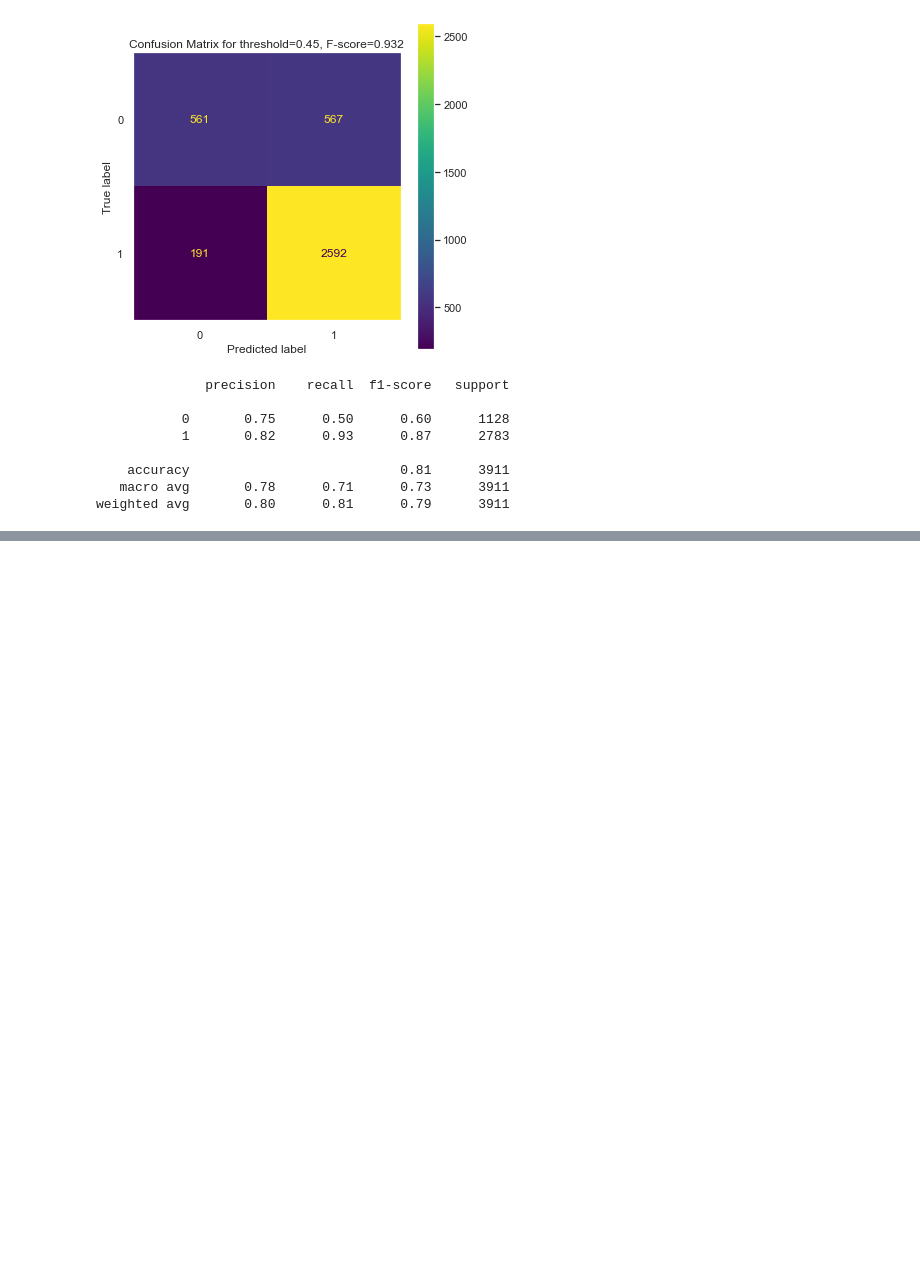
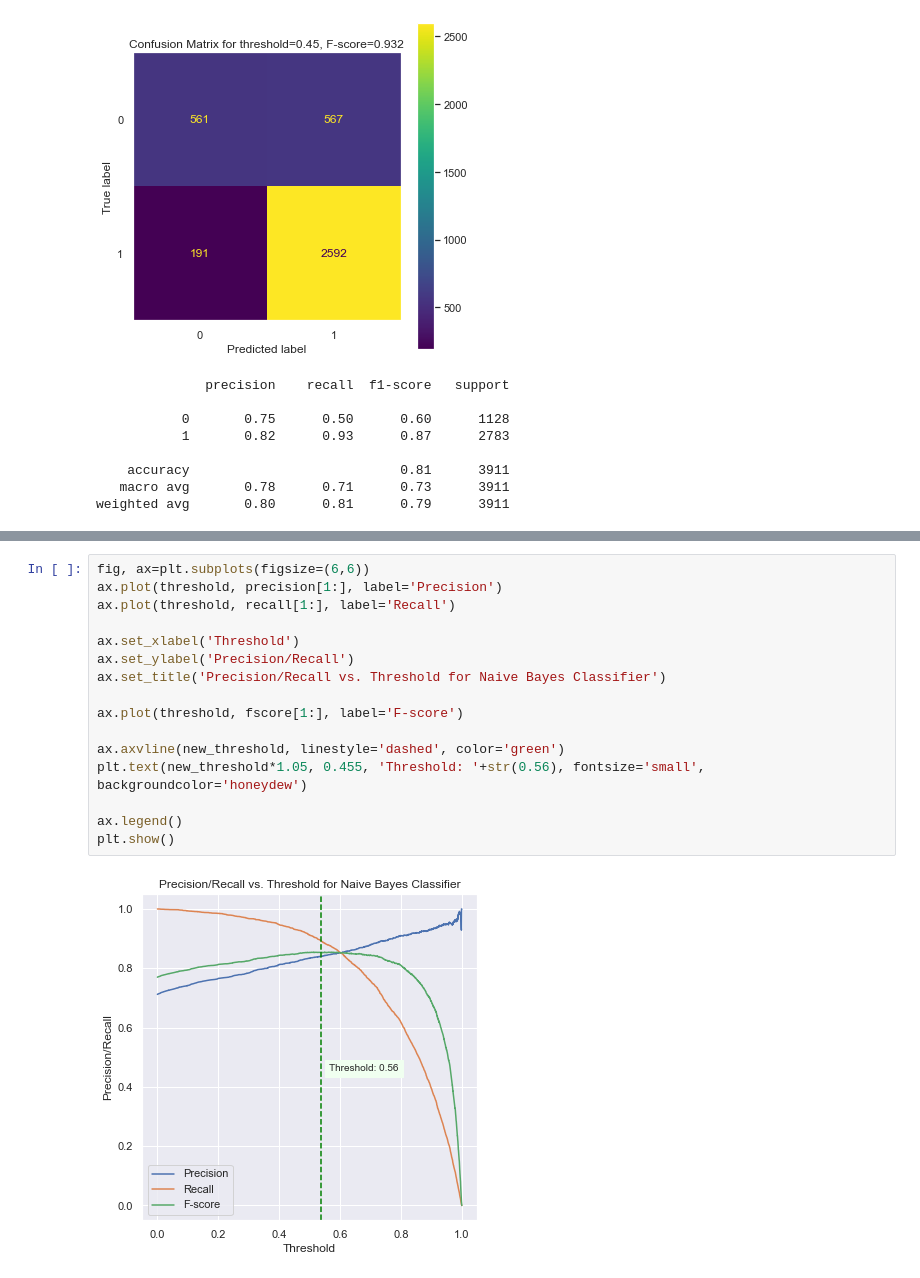
Before and after one commit to eliepark/Domestic_Violence_Prediction, a Jupyter notebook: Twitter_Modeling.ipynb, the cells around one changed output, grey strips where cells are left out. Saved outputs shown, nothing was run; the diff lists cells and outputs as text; blank space fills up the shorter version.

```diff
--- a/Twitter_Modeling.ipynb
+++ b/Twitter_Modeling.ipynb
@@ -858,3 +822,21 @@ print(classification_report(y_test, y_pred))
     accuracy                           0.80      3911
    macro avg       0.76      0.74      0.75      3911
 weighted avg       0.79      0.80      0.80      3911
+# %%
+fig, ax=plt.subplots(figsize=(6,6))
+ax.plot(threshold, precision[1:], label='Precision')
+ax.plot(threshold, recall[1:], label='Recall')
+
+ax.set_xlabel('Threshold')
+ax.set_ylabel('Precision/Recall')
+ax.set_title('Precision/Recall vs. Threshold for Naive Bayes Classifier')
+
+ax.plot(threshold, fscore[1:], label='F-score')
+
+ax.axvline(new_threshold, linestyle='dashed', color='green')
+plt.text(new_threshold*1.05, 0.455, 'Threshold: '+str(0.56), fontsize='small', backgroundcolor='honeydew')
+
+ax.legend()
+plt.show()
+# %% [output]
+[figure, added]
```
Also changed, not shown: parts of 34 cells of this notebook, 1 other file.
